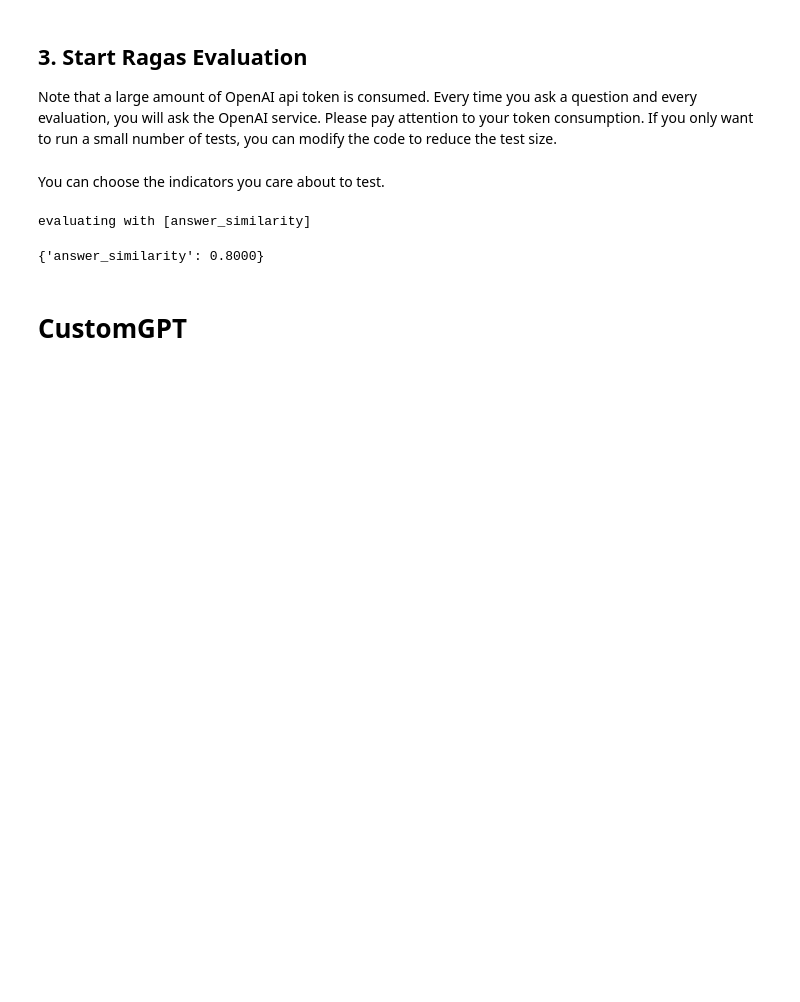
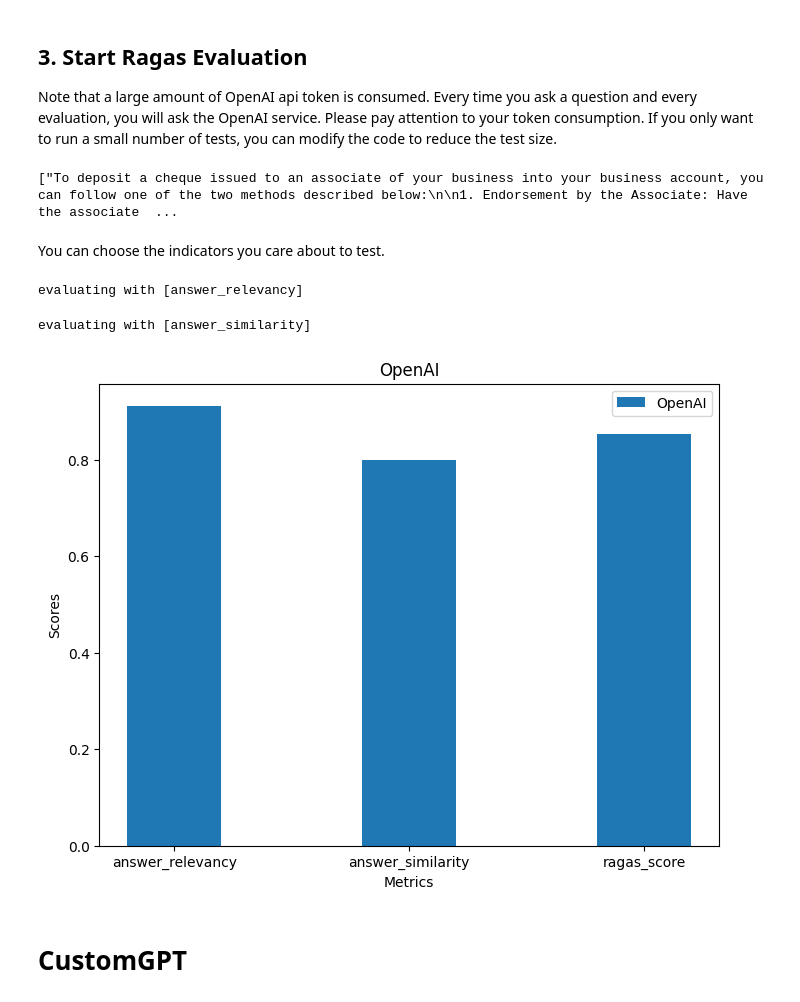
Before and after one commit to adorosario/ragas-rag-agent-benchmarks, a Jupyter notebook: ragas_fiqa_openai_and_customgpt.ipynb, the cells around one changed output. Saved outputs shown, nothing was run; the diff lists cells and outputs as text; code cells hidden in the pictures; blank space fills up the shorter version.

```diff
--- a/ragas_fiqa_openai_and_customgpt.ipynb
+++ b/ragas_fiqa_openai_and_customgpt.ipynb
@@ -227,13 +225,14 @@ assistant = client.beta.assistants.create(
 
 Note that a large amount of OpenAI api token is consumed. Every time you ask a question and every evaluation, you will ask the OpenAI service. Please pay attention to your token consumption. If you only want to run a small number of tests, you can modify the code to reduce the test size.
 # %%
-for question in tqdm(question_list[:5]):
+for question in tqdm(question_list[:10]):
     answer, contexts = get_answer_contexts_from_assistant(question, assistant.id)
-    # print(f'answer = {answer}')
-    # print(f'contexts = {contexts}')
-    # print('=' * 80)
     answer_list.append(answer)
     contexts_list.append(contexts)
+
+print(answer_list)
+# %% [output]
+["To deposit a cheque issued to an associate of your business into your business account, you can follow one of the two methods described below:\n\n1. Endorsement by the Associate: Have the associate  ...
 # %% [markdown]
 You can choose the indicators you care about to test.
 # %%
@@ -241,7 +240,7 @@ from ragas import evaluate
 from ragas.metrics import answer_relevancy, faithfulness, context_recall, context_precision, answer_similarity
 
 ds = Dataset.from_dict({"question": question_list[:5],
-                        "contexts": contexts_list[:5],
+                        # "contexts": contexts_list[:5],
                         "answer": answer_list[:5],
                         "ground_truths": ground_truth_list[:5]})
 
@@ -251,16 +250,45 @@ result = evaluate(
         # context_precision,
         # context_recall,
         # faithfulness,
-        # answer_relevancy,
+        answer_relevancy,
         answer_similarity,
         # answer_correctness,
     ],
 
 )
-print(result)
+openai_output = result
 # %% [output]
-evaluating with [answer_similarity]
+evaluating with [answer_relevancy]
-{'answer_similarity': 0.8000}
+evaluating with [answer_similarity]
+# %%
+import matplotlib.pyplot as plt
+
+# Extract keys and values from both dictionaries
+keys = openai_output.keys()
+openai_values = openai_output.values()
+# Plot the data
+plt.figure(figsize=(8, 6))
+plt.bar(keys, openai_values, width=0.4, align='center', label='OpenAI')
+plt.xlabel('Metrics')
+plt.ylabel('Scores')
+plt.title('OpenAI')import matplotlib.pyplot as plt
+
+# Extract keys and values from both dictionaries
+keys = openai_output.keys()
+openai_values = openai_output.values()
+# Plot the data
+plt.figure(figsize=(8, 6))
+plt.bar(keys, openai_values, width=0.4, align='center', label='OpenAI')
+plt.xlabel('Metrics')
+plt.ylabel('Scores')
+plt.title('OpenAI')
+plt.legend()
+plt.show()
+
+plt.legend()
+plt.show()
+# %% [output]
+[figure, added]
 # %% [markdown]
 #  CustomGPT
 # %%
```
Also changed, not shown: parts of 5 cells of this notebook.
